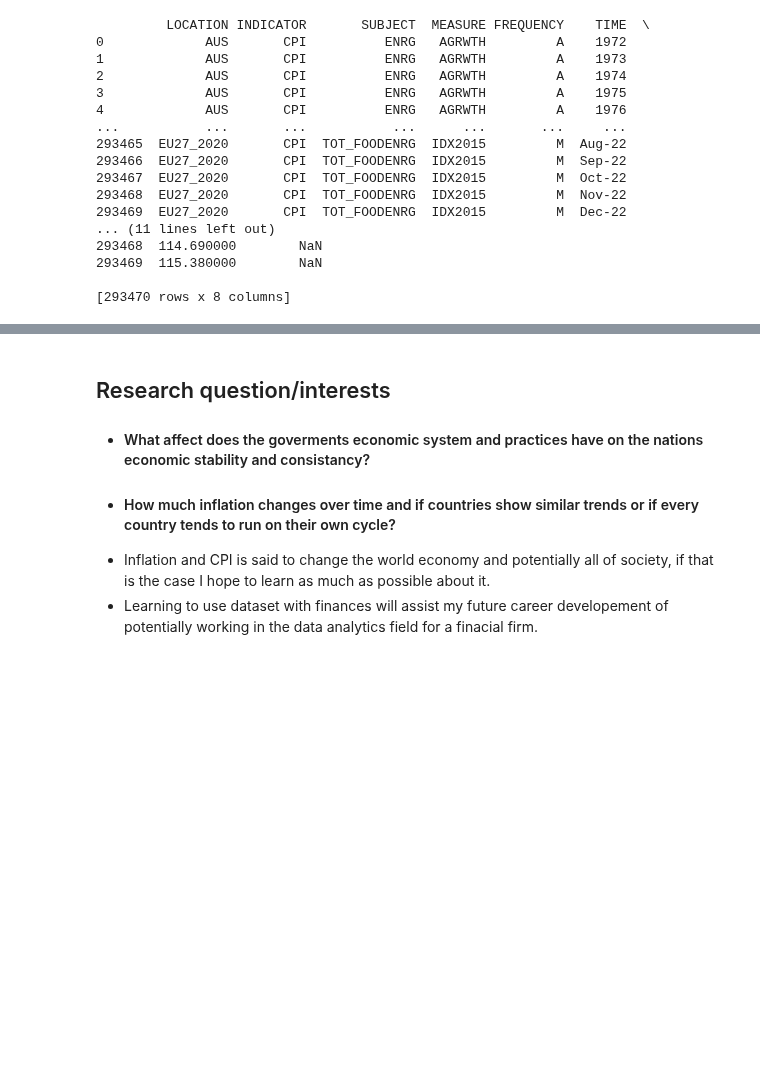
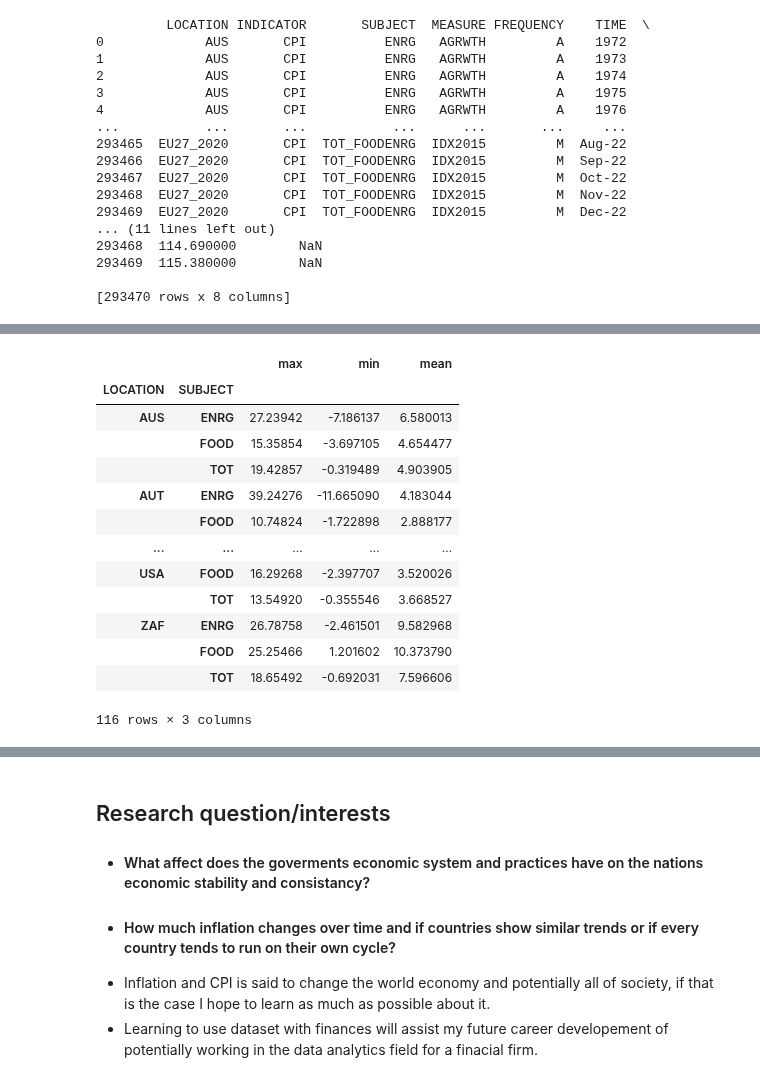
Before and after one commit to ubco-W2022T2-data301/project-group-group19, a Jupyter notebook: analysis/analysis1.ipynb, the cells around one changed output, grey strips where cells are left out. Cells and saved outputs as stored; diff of their text form; code cells hidden in the pictures; blank space fills up the shorter version.

```diff
--- a/analysis/analysis1.ipynb
+++ b/analysis/analysis1.ipynb
@@ -92,0 +97,19 @@ plt.xticks([0, 10, 20,30,40,50,60], ['1961', '1971', '1981','1991','2001', '2011
+# %%
+df_max=dfclean.groupby(by=["LOCATION","SUBJECT"]).agg({"Value":["max", "min", "mean"]})
+df_max.columns = [ 'max','min', 'mean']
+df_max
+# %% [output]
+|  |  | max | min | mean |
+| LOCATION | SUBJECT |  |  |  |
+| AUS | ENRG | 27.23942 | -7.186137 | 6.580013 |
+|  | FOOD | 15.35854 | -3.697105 | 4.654477 |
+|  | TOT | 19.42857 | -0.319489 | 4.903905 |
+| AUT | ENRG | 39.24276 | -11.665090 | 4.183044 |
+|  | FOOD | 10.74824 | -1.722898 | 2.888177 |
+| ... | ... | ... | ... | ... |
+| USA | FOOD | 16.29268 | -2.397707 | 3.520026 |
+|  | TOT | 13.54920 | -0.355546 | 3.668527 |
+| ZAF | ENRG | 26.78758 | -2.461501 | 9.582968 |
+|  | FOOD | 25.25466 | 1.201602 | 10.373790 |
+|  | TOT | 18.65492 | -0.692031 | 7.596606 |
+116 rows × 3 columns
```
Also changed, not shown: parts of 5 cells of this notebook.
